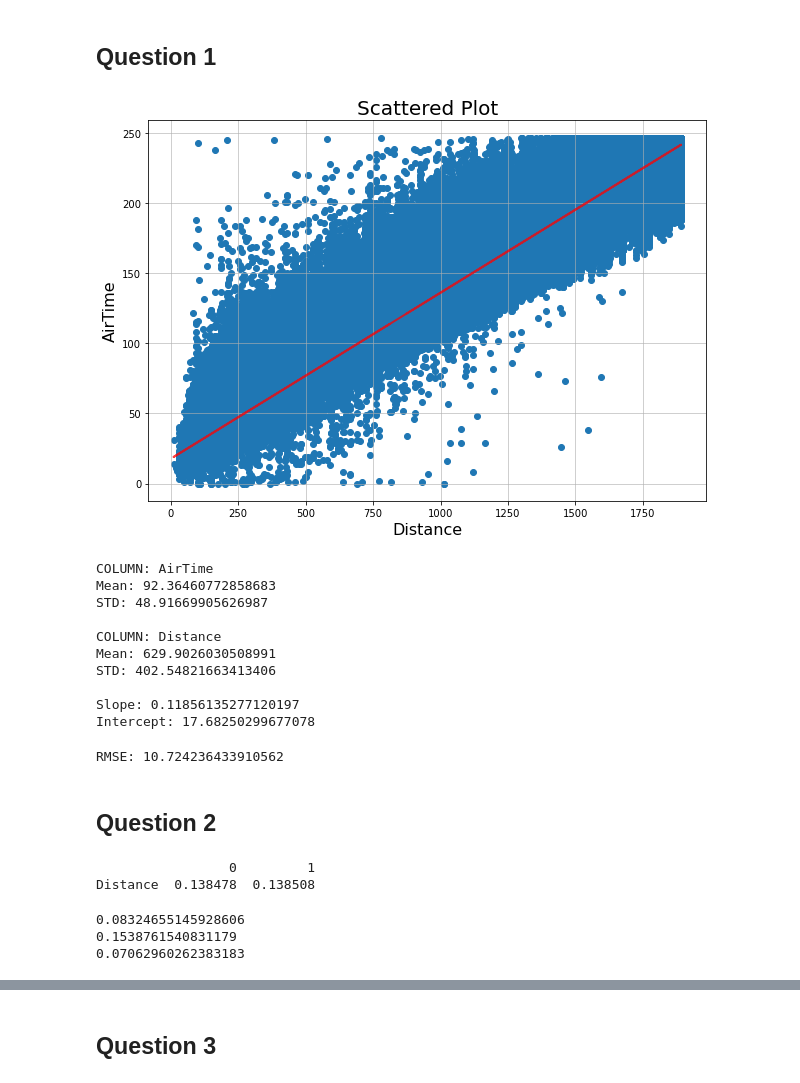
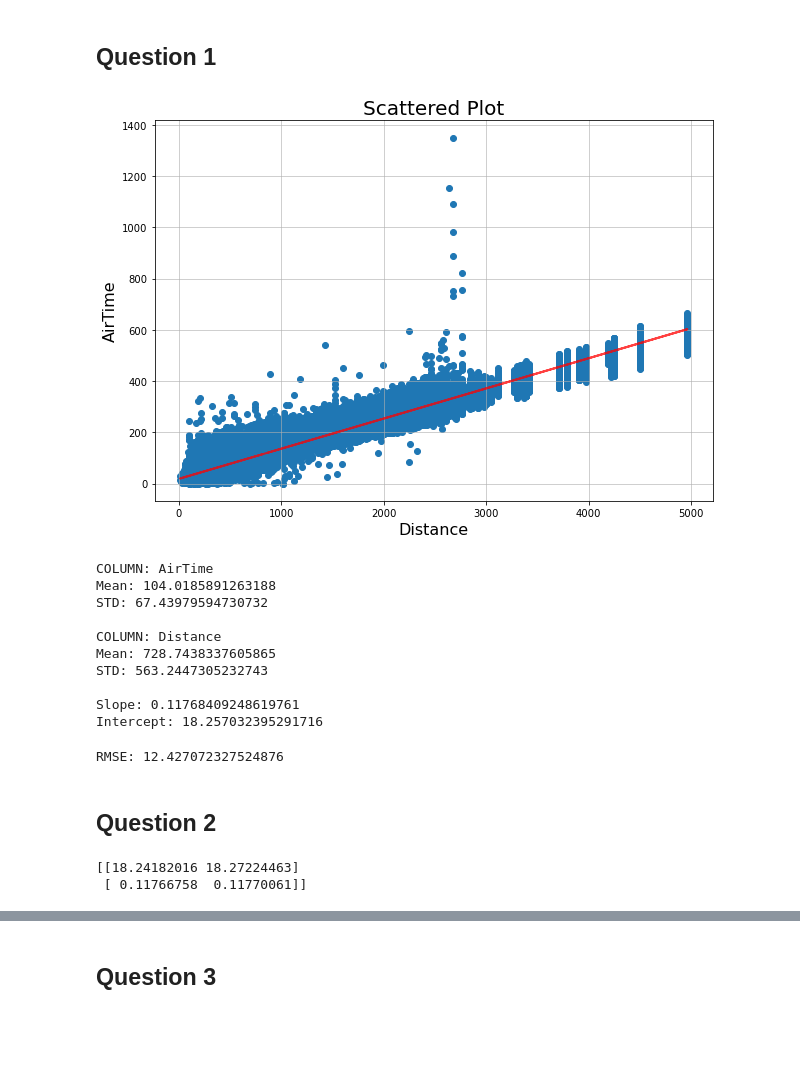
Before and after one commit to shantanutyagi67/CS306_Data_Analysis_And_Visualisation, a Jupyter notebook: Lab4/lab4.ipynb, the cells around one changed output, grey strips where cells are left out. Drawn from its saved outputs; the diff is of its cells as text; code cells hidden in the pictures; blank space fills up the shorter version.

```diff
--- a/Lab4/lab4.ipynb
+++ b/Lab4/lab4.ipynb
@@ -24,13 +24,13 @@ df1 = df[name1]
 df2 = df[name2]
 
 # Removing outliers based on IQR
-q1 = df1.quantile(0.25)
-q3 = df1.quantile(0.75)
-iqr = q3 - q1 #stats.iqr(df1, interpolation = 'midpoint')
-low_lim = q1 - 1.5 * iqr
-up_lim = q3 + 1.5 * iqr
-df = df[df[name1] <= up_lim]
-df = df[df[name1] >= low_lim]
+#q1 = df1.quantile(0.25)
+#q3 = df1.quantile(0.75)
+#iqr = q3 - q1 #stats.iqr(df1, interpolation = 'midpoint')
+#low_lim = q1 - 1.5 * iqr
+#up_lim = q3 + 1.5 * iqr
+#df = df[df[name1] <= up_lim]
+#df = df[df[name1] >= low_lim]
 #print('COLUMN: ' + name1)
 #print('25%ile: ' + str(q1))
 #print('75%ile: ' + str(q3))
@@ -39,13 +39,13 @@ df = df[df[name1] >= low_lim]
 #print('75%ile + 1.5*IQR: ' + str(up_lim))
 #print()
 
-q1 = df2.quantile(0.25)
-q3 = df2.quantile(0.75)
-iqr = q3 - q1 #stats.iqr(df1, interpolation = 'midpoint')
-low_lim = q1 - 1.5 * iqr
-up_lim = q3 + 1.5 * iqr
-df = df[df[name2] <= up_lim]
-df = df[df[name2] >= low_lim]
+#q1 = df2.quantile(0.25)
+#q3 = df2.quantile(0.75)
+#iqr = q3 - q1 #stats.iqr(df1, interpolation = 'midpoint')
+#low_lim = q1 - 1.5 * iqr
+#up_lim = q3 + 1.5 * iqr
+#df = df[df[name2] <= up_lim]
+#df = df[df[name2] >= low_lim]
 #print('COLUMN: ' + name2)
 #print('25%ile: ' + str(q1))
 #print('75%ile: ' + str(q3))
@@ -54,84 +54,60 @@ df = df[df[name2] >= low_lim]
 #print('75%ile + 1.5*IQR: ' + str(up_lim))
 
 # New dataframes for individual analysis
-df1 = df[name1]
-df2 = df[name2]
+#df1 = df[name1]
+#df2 = df[name2]
 
 # Normalise to STD Normal such that MEAN = 0, VAR(SD) = 1
 #df1 = ( df1 - df1.mean() ) / df1.std()
 #df2 = ( df2 - df2.mean() ) / df2.std()
 
 plt.figure(figsize=(10, 7))
 plt.scatter(df2, df1)
 slope, intercept, r_value, p_value, std_err = stats.linregress(df2, df1)
 x = df2
 y = slope*df2 + intercept
 plt.plot(x,y, 'r', alpha=0.75, linewidth = 2)
 plt.title('Scattered Plot', fontsize=20)
 plt.xlabel(name2, fontsize=16)
 plt.ylabel(name1, fontsize=16)
 plt.grid(alpha=0.75)
 plt.show()
 
 print('COLUMN: ' + name1)
 print('Mean: '+str(df1.mean()))
 print('STD: '+str(df1.std()))
 print()
 print('COLUMN: ' + name2)
 print('Mean: '+str(df2.mean()))
 print('STD: '+str(df2.std()))
 print()
 print("Slope: "+ str(slope))
 print("Intercept: "+ str(intercept))
 # %% [output]
-[figure, old version]
+[figure, new version]
 COLUMN: AirTime
-Mean: 92.36460772858683
-STD: 48.91669905626987
+Mean: 104.0185891263188
+STD: 67.43979594730732
 
 COLUMN: Distance
-Mean: 629.9026030508991
-STD: 402.54821663413406
+Mean: 728.7438337605865
+STD: 563.2447305232743
 
-Slope: 0.11856135277120197
-Intercept: 17.68250299677078
+Slope: 0.11768409248619761
+Intercept: 18.257032395291716
 # %%
 err = pow(df1-y,2)
 rmse = math.sqrt((err.to_frame()).sum()/len(err))
 print("RMSE: " + str(rmse))
 # %% [output]
-RMSE: 10.724236433910562
+RMSE: 12.427072327524876
 # %% [markdown]
 ## Question 2
 # %%
 import statsmodels.api as sm
-mod = sm.OLS(df1, df2)
+mod = sm.OLS(df1.to_numpy(), sm.add_constant(df2.to_numpy()))
 res = mod.fit()
 print(res.conf_int(0.05))
 # %% [output]
-                 0         1
-Distance  0.138478  0.138508
+[[18.24182016 18.27224463]
+ [ 0.11766758  0.11770061]]
-# %%
-df1 = np.array(df1)
-df2 = np.array(df2)
-sx = 0
-sy = 0
-mx = df2.mean()
-my = df1.mean()
-for i in range(df2.size):
-    sx = sx + (df2[i] - mx)**2
-    sy = sy + (df1[i] - my)**2
-sx = math.sqrt(sx/(df2.size-1))
-sy = math.sqrt(sy/(df1.size-1))
-t = (mx - my)/math.sqrt(sx**2/df2.size + sy**2/df1.size)
-df1 = pd.Series(df1)
-df2 = pd.Series(df2)
-low = slope - std_err * t
-high = slope + std_err * t
-print(low)
-print(high)
-print(high - low)
-# %% [output]
-0.08324655145928606
-0.1538761540831179
-0.07062960262383183
```
Also changed, not shown: parts of 4 cells of this notebook.
